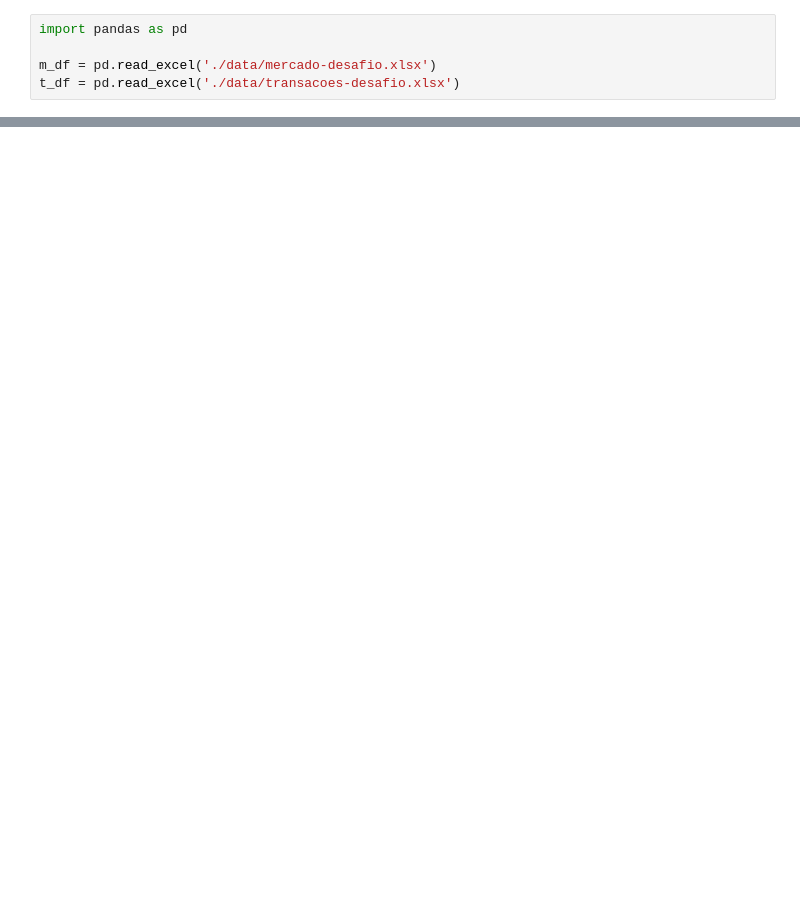
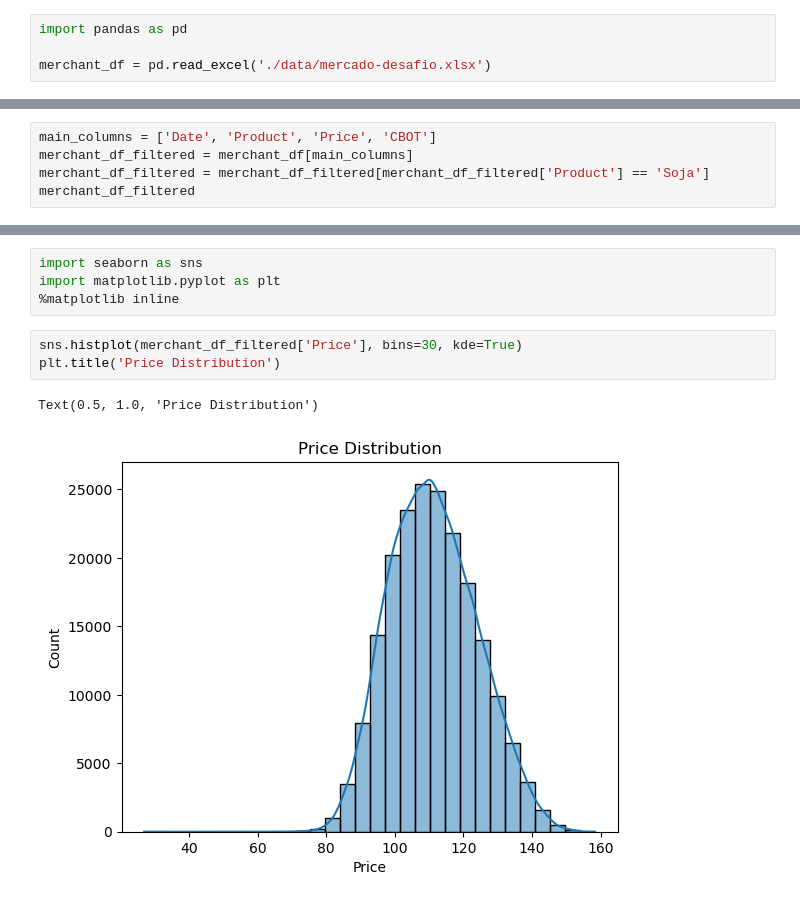
Before and after one commit to alvarordgs/ai-challenge-gd, a Jupyter notebook: main.ipynb, the cells around one changed output, grey strips where cells are left out. Drawn from its saved outputs; the diff is of its cells as text; blank space fills up the shorter version.

```diff
--- a/main.ipynb
+++ b/main.ipynb
@@ -1,5 +3,4 @@
 # %%
 import pandas as pd
 
-m_df = pd.read_excel('./data/mercado-desafio.xlsx')
-t_df = pd.read_excel('./data/transacoes-desafio.xlsx')
+merchant_df = pd.read_excel('./data/mercado-desafio.xlsx')
@@ -18,0 +30,5 @@ m_df.head()
+# %%
+main_columns = ['Date', 'Product', 'Price', 'CBOT']
+merchant_df_filtered = merchant_df[main_columns]
+merchant_df_filtered = merchant_df_filtered[merchant_df_filtered['Product'] == 'Soja']
+merchant_df_filtered
@@ -18,0 +64,10 @@ m_df.head()
+# %%
+import seaborn as sns
+import matplotlib.pyplot as plt
+%matplotlib inline
+# %%
+sns.histplot(merchant_df_filtered['Price'], bins=30, kde=True)
+plt.title('Price Distribution')
+# %% [output]
+Text(0.5, 1.0, 'Price Distribution')
+[figure, added]
```
Also changed, not shown: parts of 32 cells of this notebook.
